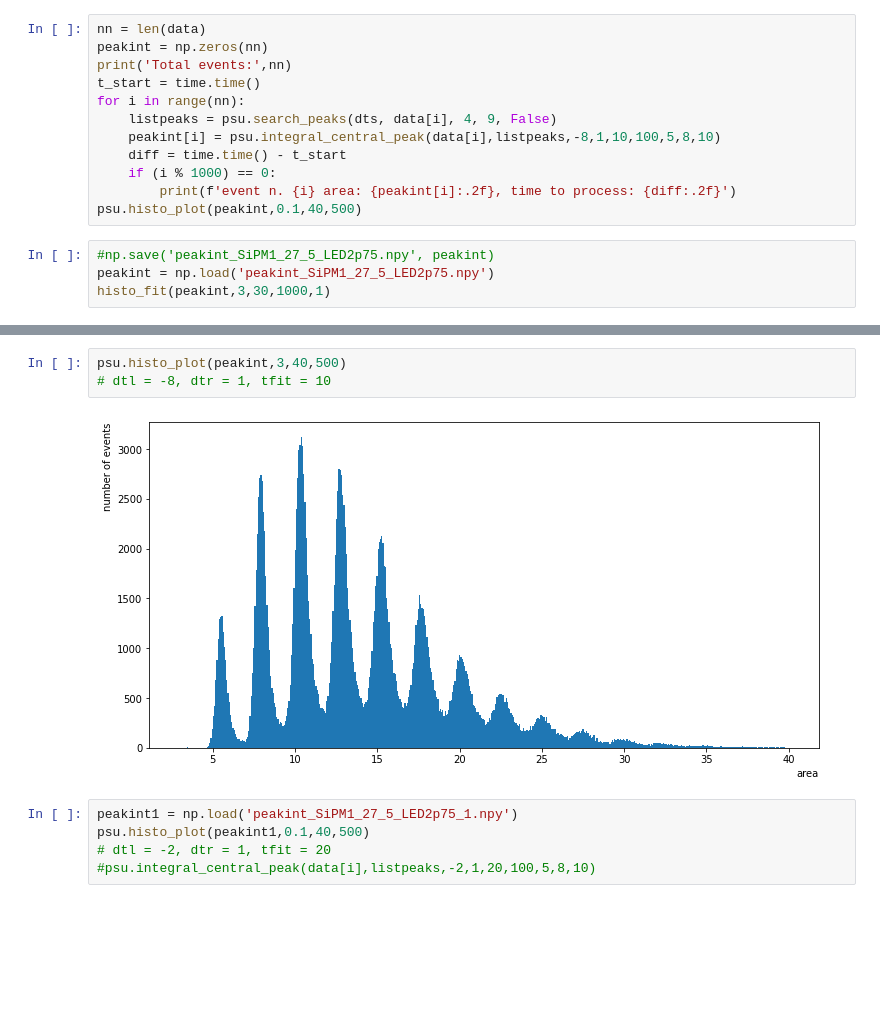
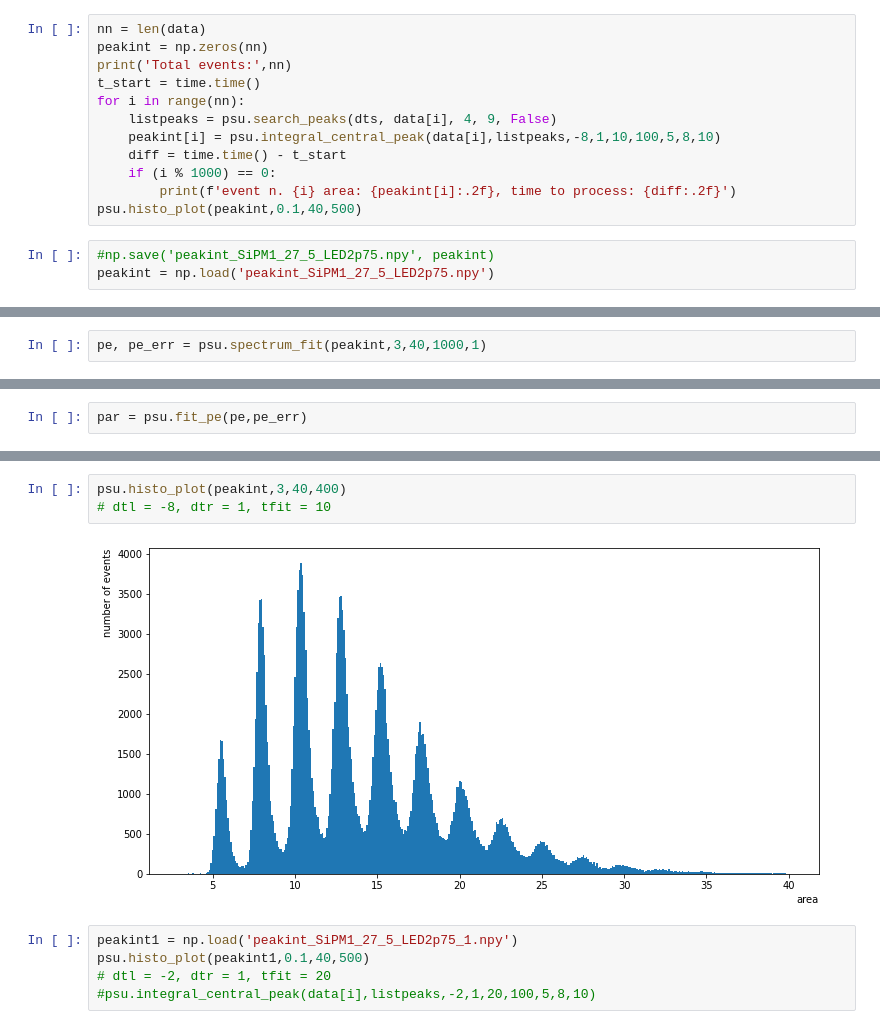
Before and after one commit to valerioda/abalone, a Jupyter notebook: process_sipm_signals_dled.ipynb, the cells around one changed output, grey strips where cells are left out. Cells and saved outputs as stored; diff of their text form; blank space fills up the shorter version.

```diff
--- a/process_sipm_signals_dled.ipynb
+++ b/process_sipm_signals_dled.ipynb
@@ -42,4 +42,3 @@ psu.histo_plot(peakint,0.1,40,500)
 # %%
 #np.save('peakint_SiPM1_27_5_LED2p75.npy', peakint)
 peakint = np.load('peakint_SiPM1_27_5_LED2p75.npy')
-histo_fit(peakint,3,30,1000,1)
@@ -100,0 +45,2 @@ def histo_fit(peaks_integral, a = 1, b = 15, bins = 100, plot = False):
+# %%
+pe, pe_err = psu.spectrum_fit(peakint,3,40,1000,1)
@@ -100,0 +61,2 @@ def histo_fit(peaks_integral, a = 1, b = 15, bins = 100, plot = False):
+# %%
+par = psu.fit_pe(pe,pe_err)
@@ -101,8 +65,8 @@ def histo_fit(peaks_integral, a = 1, b = 15, bins = 100, plot = False):
 # %%
-psu.histo_plot(peakint,3,40,500)
+psu.histo_plot(peakint,3,40,400)
 # dtl = -8, dtr = 1, tfit = 10
 # %% [output]
-[figure, old version]
+[figure, new version]
 # %%
 peakint1 = np.load('peakint_SiPM1_27_5_LED2p75_1.npy')
 psu.histo_plot(peakint1,0.1,40,500)
```
Also changed, not shown: parts of 4 cells of this notebook, 1 other file.
